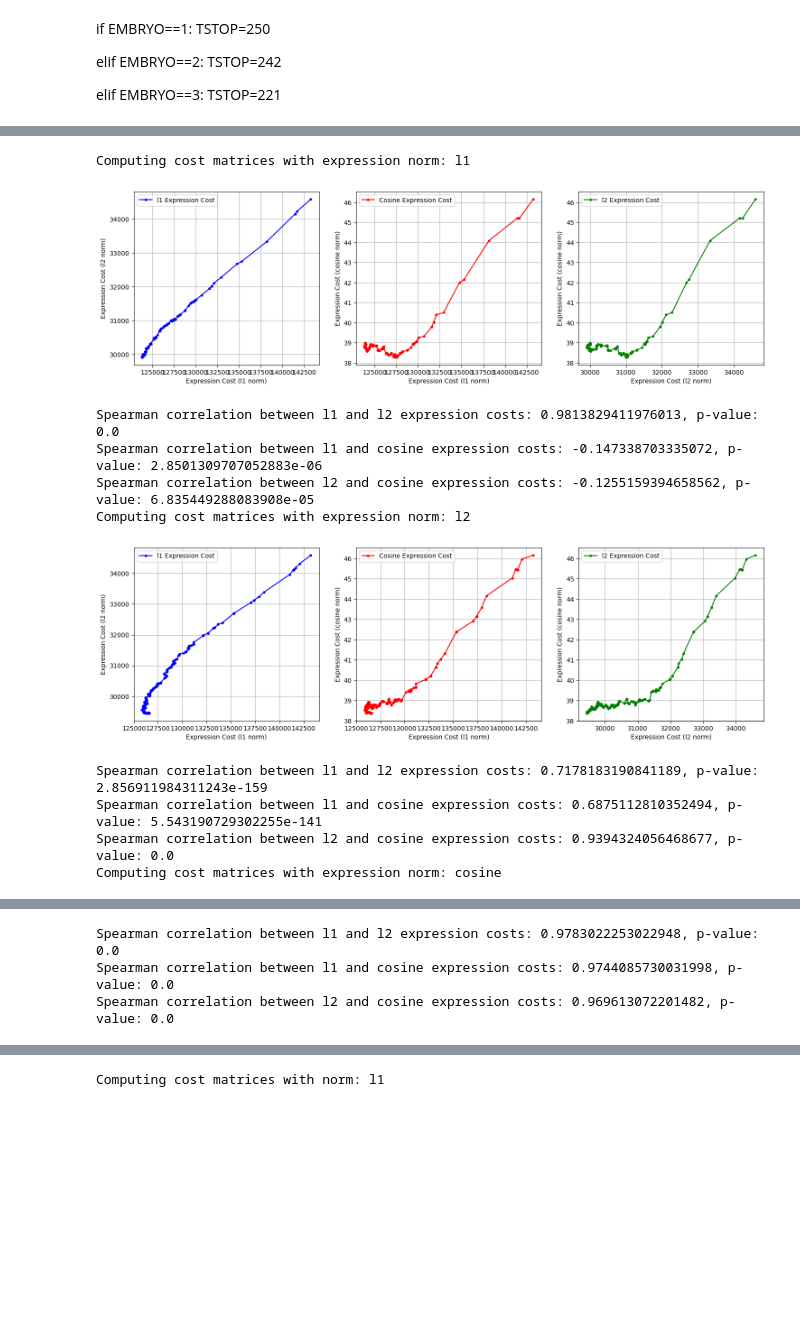
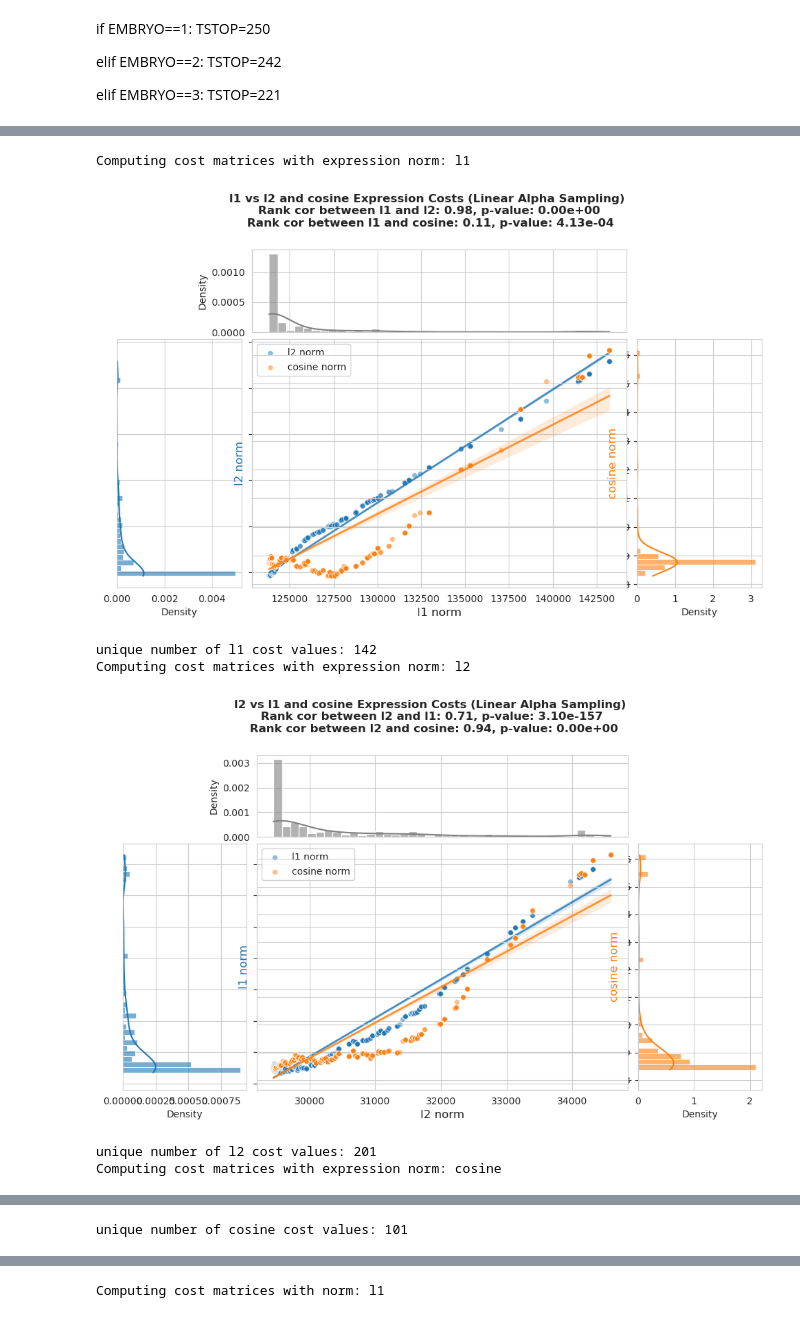
Before and after one commit to IcyFermion/embryogenesis, a Jupyter notebook: terminal_expression.ipynb, the cells around one changed output, grey strips where cells are left out. Cells and saved outputs as stored; diff of their text form; code cells hidden in the pictures; blank space fills up the shorter version.

```diff
--- a/terminal_expression.ipynb
+++ b/terminal_expression.ipynb
@@ -485,14 +204,10 @@ new_pf = ParetoFront(terminal_nodes, terminal_parents, terminal_ancestry, ts_df,
 # %%
-new_pf.norm_comp()
+l2_cost_list, cosine_cost_list = new_pf.norm_comp()
 # %% [output]
 Computing cost matrices with expression norm: l1
-[figure, old version]
+[figure, new version]
-Spearman correlation between l1 and l2 expression costs: 0.9813829411976013, p-value: 0.0
-Spearman correlation between l1 and cosine expression costs: -0.147338703335072, p-value: 2.8501309707052883e-06
-Spearman correlation between l2 and cosine expression costs: -0.1255159394658562, p-value: 6.835449288083908e-05
+unique number of l1 cost values: 142
 Computing cost matrices with expression norm: l2
-[figure, old version]
+[figure, new version]
-Spearman correlation between l1 and l2 expression costs: 0.7178183190841189, p-value: 2.856911984311243e-159
-Spearman correlation between l1 and cosine expression costs: 0.6875112810352494, p-value: 5.543190729302255e-141
-Spearman correlation between l2 and cosine expression costs: 0.9394324056468677, p-value: 0.0
+unique number of l2 cost values: 201
 Computing cost matrices with expression norm: cosine
@@ -500,3 +215 @@ Computing cost matrices with expression norm: cosine
-Spearman correlation between l1 and l2 expression costs: 0.9783022253022948, p-value: 0.0
-Spearman correlation between l1 and cosine expression costs: 0.9744085730031998, p-value: 0.0
-Spearman correlation between l2 and cosine expression costs: 0.969613072201482, p-value: 0.0
+unique number of cosine cost values: 101
```
Also changed, not shown: parts of 10 cells of this notebook, 5 other files.
